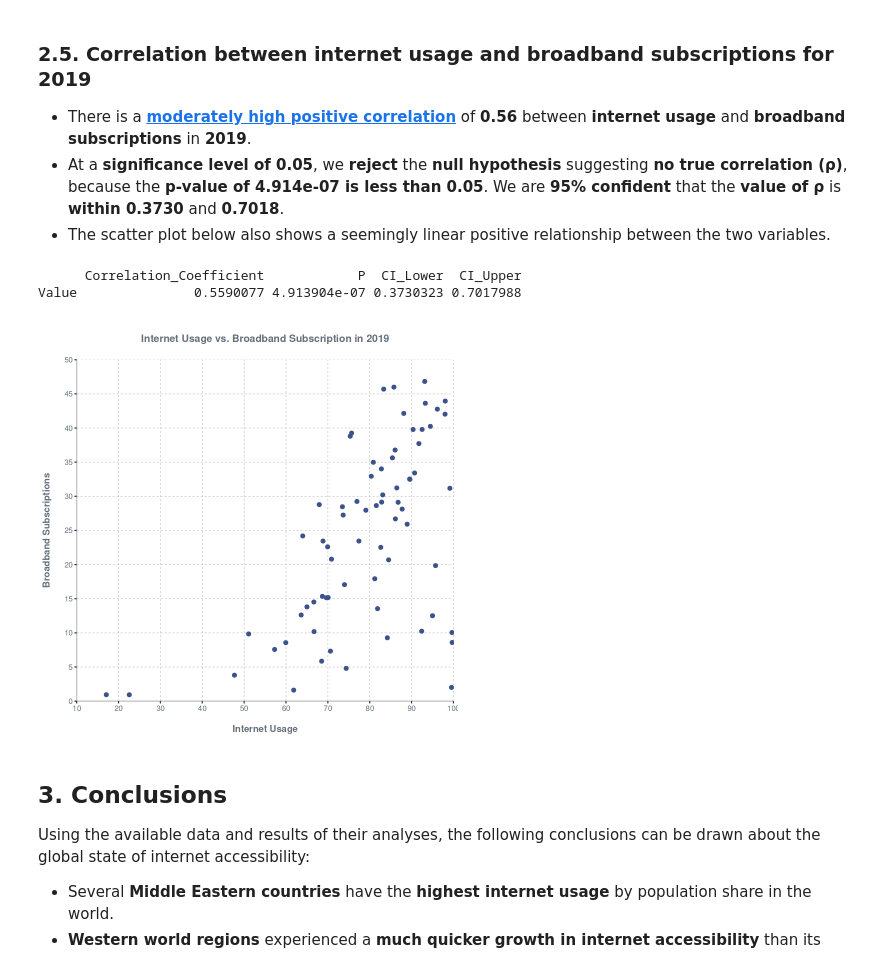
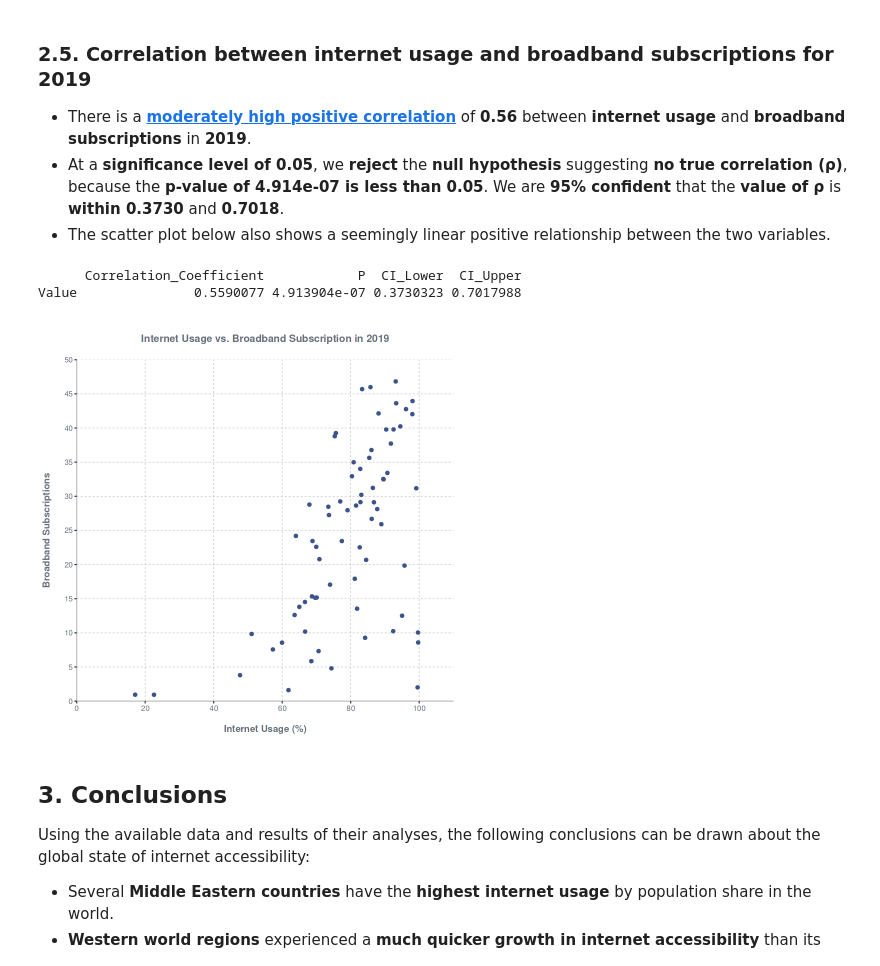
Before and after one commit to jbjdelacruz/DataSetlist, a Jupyter notebook: global-internet-accessibility/notebook.ipynb, the cells around one changed output. Drawn from its saved outputs; the diff is of its cells as text; code cells hidden in the pictures.

Commit message:
Kaggle Notebook | Global Internet Accessibility | Descriptive Analysis v2.1

```diff
--- a/global-internet-accessibility/notebook.ipynb
+++ b/global-internet-accessibility/notebook.ipynb
@@ -762,38 +762,38 @@ print(pearson_corr)
 
 # Plot scatter points
 scatter_for_corr <- ggplot(internet_and_broadband_2019, aes(x = Internet_Usage, y = Broadband_Subscriptions)) +
-	geom_point(color = "#3B528B", size = 1.75) +
+	geom_point(color = "#3B528B", size = 1.5) +
     theme(legend.position = "top",
         legend.justification = -0.12,
         legend.direction = "horizontal",
         legend.key.size = unit(0, 'pt'),
         legend.text = element_text(margin = margin(r = 5, unit = "pt"), color = "#65707C"),
         legend.title = element_blank(),
         legend.key = element_blank(),
         axis.title = element_text(color = "#65707C", face = "bold"),
         axis.text = element_text(color = "#65707C"),
         axis.line = element_line(colour = "grey", linewidth = 0.5),
         panel.grid.major = element_line(color = "grey", linetype = "dashed", linewidth = 0.25),
         panel.background = element_blank(),
         plot.title = element_text(color = "#65707C",
                                   hjust = 0.5,
                                   size = 12,
                                   face = "bold")
         ) +
-	labs(x = '\nInternet Usage', y = 'Broadband Subscriptions\n') +
+	labs(x = '\nInternet Usage (%)', y = 'Broadband Subscriptions\n') +
 	ggtitle("\nInternet Usage vs. Broadband Subscription in 2019\n") +
 	scale_x_continuous(expand = c(0.00, 0),
-                       limits = c(10, 100),
-                       breaks = seq(10, 100, by = 10)) +
+                       limits = c(0, 110),
+                       breaks = seq(0, 100, by = 20)) +
 	scale_y_continuous(expand = c(0.00, 0),
                        limits = c(0, 50),
                        breaks = seq(0, 50, by = 5))
 
 scatter_for_corr
 # %% [output]
       Correlation_Coefficient            P  CI_Lower  CI_Upper
 Value               0.5590077 4.913904e-07 0.3730323 0.7017988
-[figure, old version]
+[figure, new version]
 # %% [markdown]
 ## 3. Conclusions
 Using the available data and results of their analyses, the following conclusions can be drawn about the global state of internet accessibility:
```
Also changed, not shown: parts of 9 cells of this notebook.
